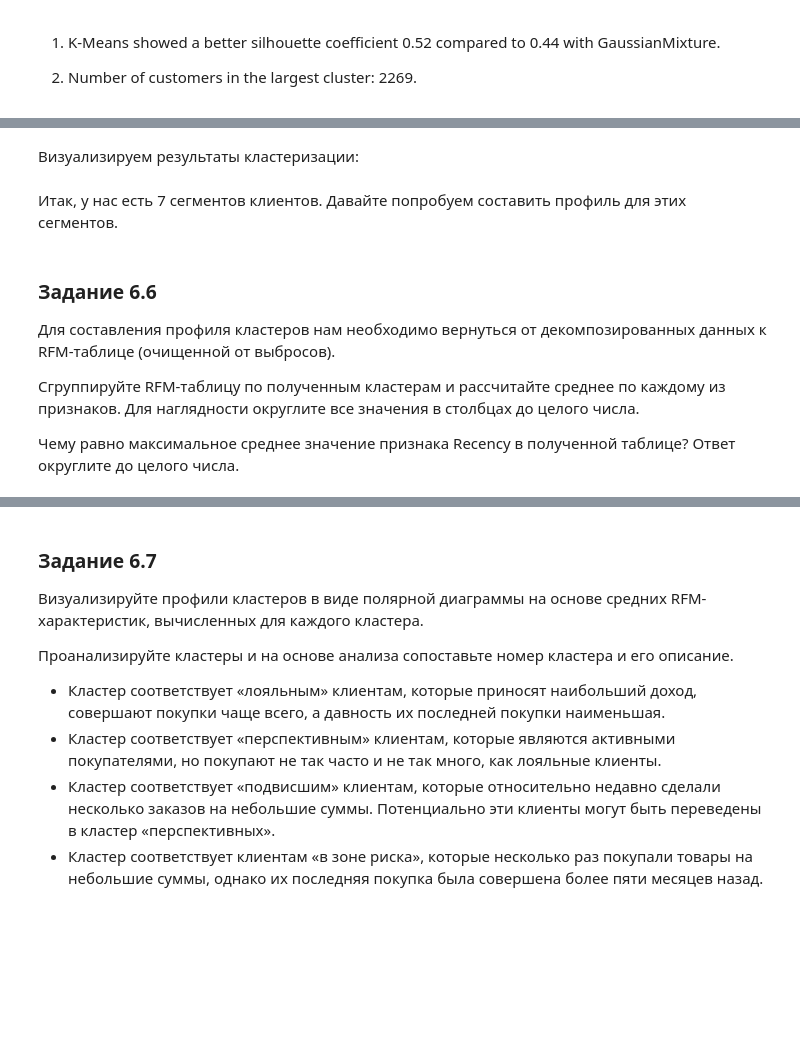
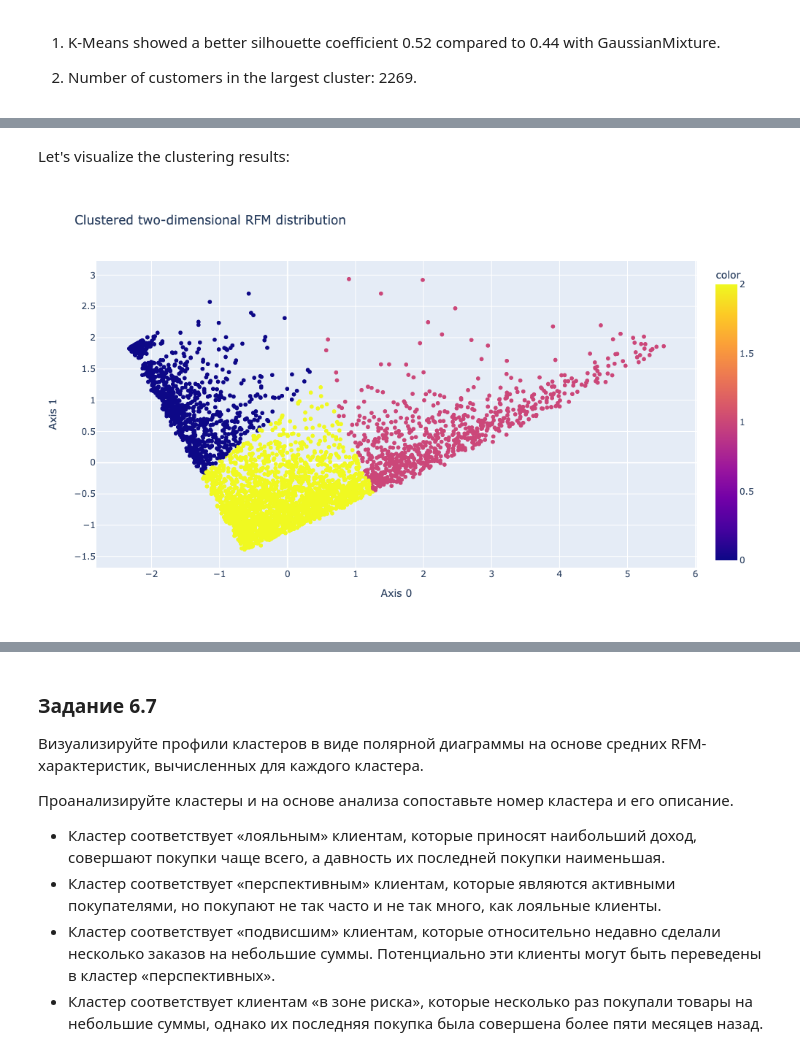
Before and after one commit to helios12/DataScienceProjects, a Jupyter notebook: projects/project-6/Project-6.Customer_segmentation.ipynb, the cells around one changed output, grey strips where cells are left out. Saved outputs shown, nothing was run; the diff lists cells and outputs as text; code cells hidden in the pictures; blank space fills up the shorter version.

```diff
--- a/projects/project-6/Project-6.Customer_segmentation.ipynb
+++ b/projects/project-6/Project-6.Customer_segmentation.ipynb
@@ -1192,2 +1038,0 @@ sns.scatterplot(data=rfm_table_processed, x='axis-1', y='axis-2');
-# %% [markdown]
-Визуализируем результаты кластеризации:
@@ -1197,11 +1039,18 @@ sns.scatterplot(data=rfm_table_processed, x='axis-1', y='axis-2', hue=model.labe
-# %% [markdown]
-
-Итак, у нас есть 7 сегментов клиентов. Давайте попробуем составить профиль для этих сегментов.
-# %% [markdown]
-### Задание 6.6
-
-Для составления профиля кластеров нам необходимо вернуться от декомпозированных данных к RFM-таблице (очищенной от выбросов).
-
-Сгруппируйте RFM-таблицу по полученным кластерам и рассчитайте среднее по каждому из признаков. Для наглядности округлите все значения в столбцах до целого числа.
-
-Чему равно максимальное среднее значение признака Recency в полученной таблице? Ответ округлите до целого числа.
+# %% [markdown]
+Let's visualize the clustering results:
+# %%
+fig = px.scatter(
+    rfm_scaled_reduced,
+    x=0,
+    y=1,
+    width=1000,
+    height=600,
+    color=labels_,
+    title='Clustered two-dimensional RFM distribution'
+).update_layout(
+    xaxis_title='Axis 0',
+    yaxis_title='Axis 1'
+)
+fig.show('png')
+# %% [output]
+[figure, added]
```
Also changed, not shown: parts of 52 cells of this notebook.
